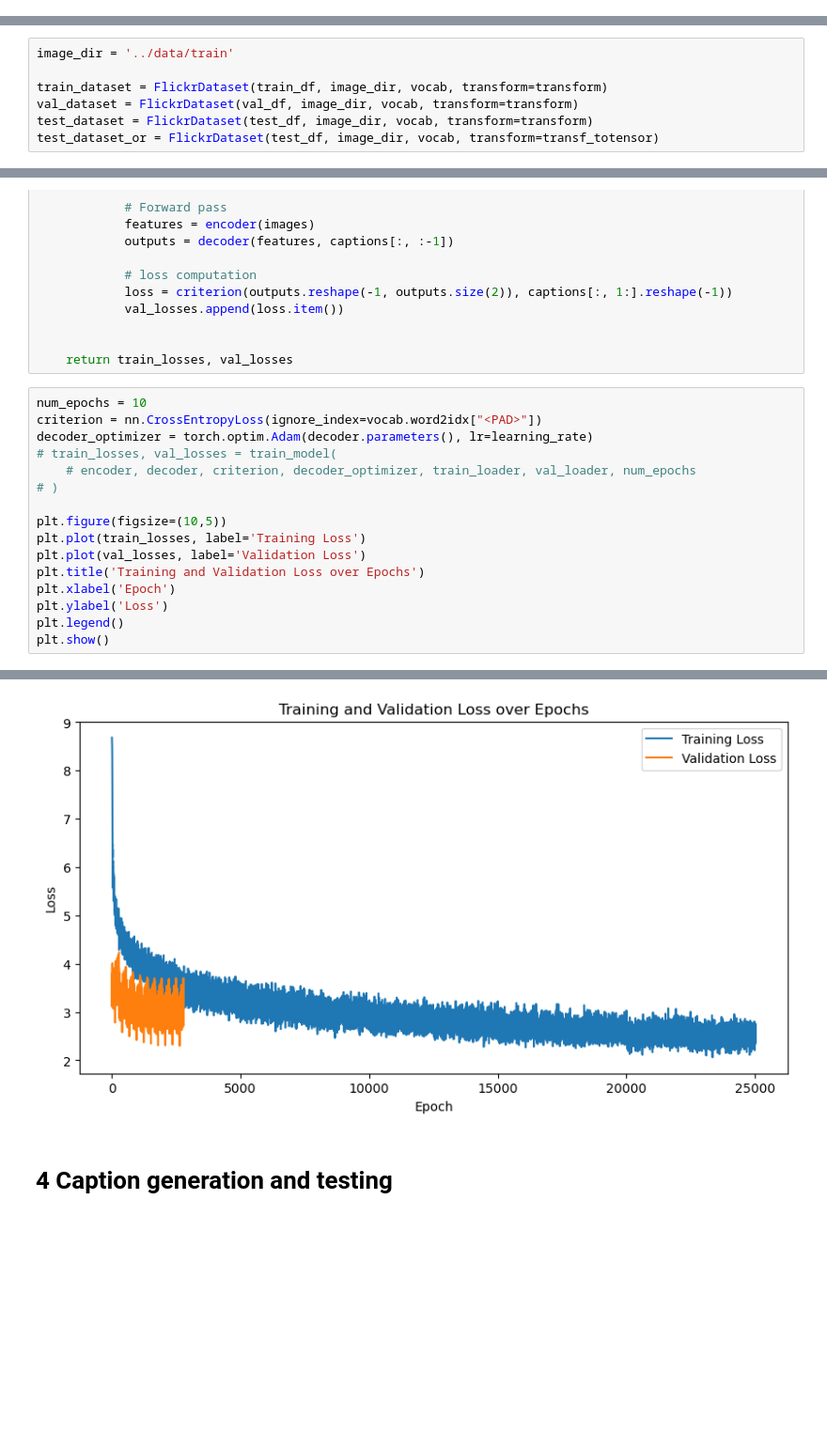
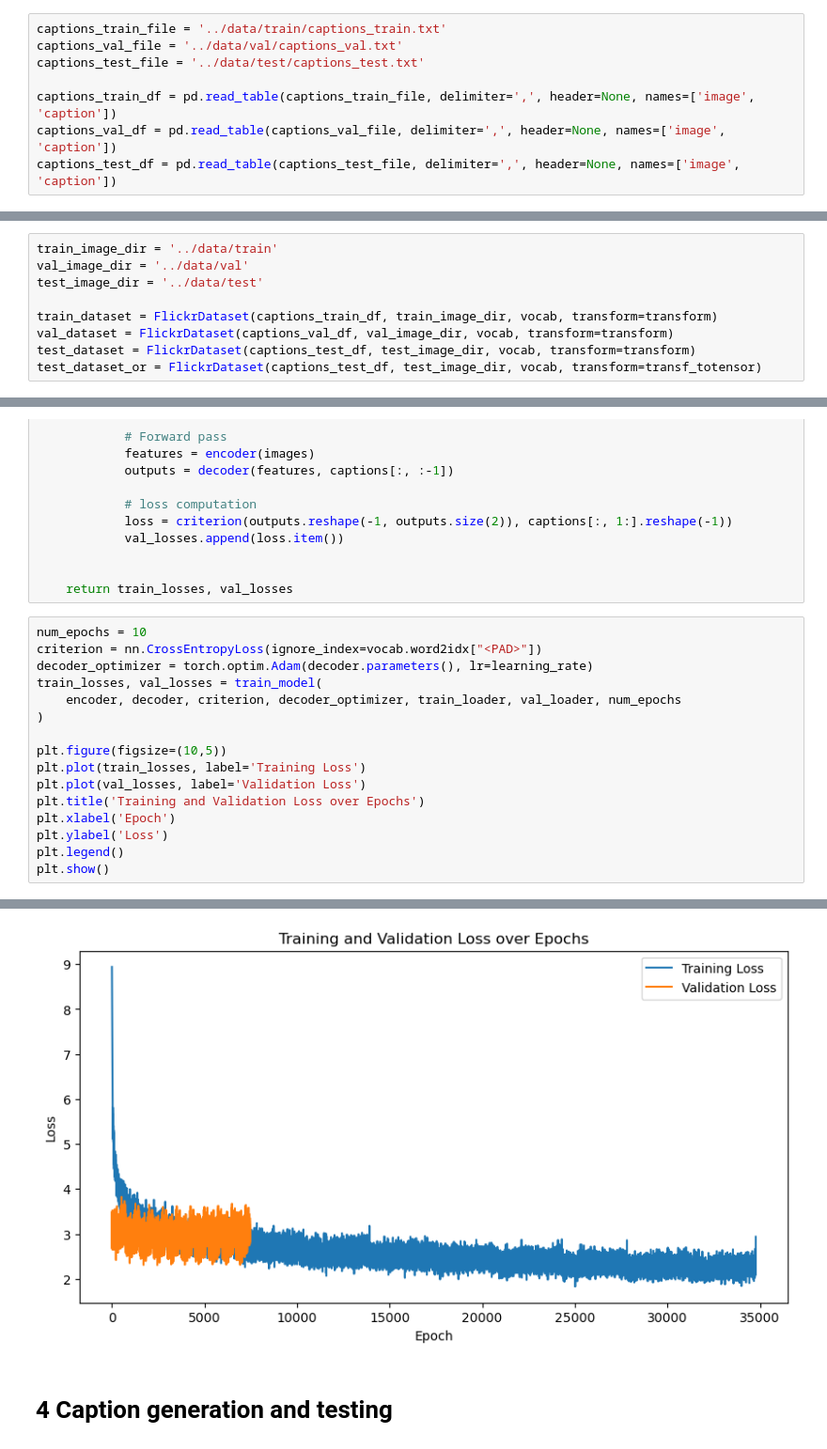
Before and after one commit to Tiazzo/image-captioning, a Jupyter notebook: models_capt/resnet_rnn.ipynb, the cells around one changed output, grey strips where cells are left out. Shown at 94% size. Cells and saved outputs as stored; diff of their text form; blank space fills up the shorter version.

Commit message:
feat: fic resnet rnn model

```diff
--- a/models_capt/resnet_rnn.ipynb
+++ b/models_capt/resnet_rnn.ipynb
@@ -40,2 +26,10 @@ captions_df.head()
+# %%
+captions_train_file = '../data/train/captions_train.txt'
+captions_val_file = '../data/val/captions_val.txt'
+captions_test_file = '../data/test/captions_test.txt'
+
+captions_train_df = pd.read_table(captions_train_file, delimiter=',', header=None, names=['image', 'caption'])
+captions_val_df = pd.read_table(captions_val_file, delimiter=',', header=None, names=['image', 'caption'])
+captions_test_df = pd.read_table(captions_test_file, delimiter=',', header=None, names=['image', 'caption'])
 # %% [markdown]
 ## 1.1 Dataframe
@@ -197,12 +174,14 @@ transf_totensor = transforms.Compose([transforms.ToTensor()])
 # %% [markdown]
 ## 1.5 Dataset creation
 # %%
-image_dir = '../data/train'
+train_image_dir = '../data/train'
+val_image_dir = '../data/val'
+test_image_dir = '../data/test'
 
-train_dataset = FlickrDataset(train_df, image_dir, vocab, transform=transform)
-val_dataset = FlickrDataset(val_df, image_dir, vocab, transform=transform)
-test_dataset = FlickrDataset(test_df, image_dir, vocab, transform=transform)
-test_dataset_or = FlickrDataset(test_df, image_dir, vocab, transform=transf_totensor)
+train_dataset = FlickrDataset(captions_train_df, train_image_dir, vocab, transform=transform)
+val_dataset = FlickrDataset(captions_val_df, val_image_dir, vocab, transform=transform)
+test_dataset = FlickrDataset(captions_test_df, test_image_dir, vocab, transform=transform)
+test_dataset_or = FlickrDataset(captions_test_df, test_image_dir, vocab, transform=transf_totensor)
 # %%
 def collate_fn(batch):
     images = []
@@ -371,9 +350,9 @@ def train_model(encoder, decoder, criterion, decoder_optimizer, dataloader, vald
 num_epochs = 10
 criterion = nn.CrossEntropyLoss(ignore_index=vocab.word2idx["<PAD>"])
 decoder_optimizer = torch.optim.Adam(decoder.parameters(), lr=learning_rate)
-# train_losses, val_losses = train_model(
-    # encoder, decoder, criterion, decoder_optimizer, train_loader, val_loader, num_epochs
-# )
+train_losses, val_losses = train_model(
+    encoder, decoder, criterion, decoder_optimizer, train_loader, val_loader, num_epochs
+)
 
 plt.figure(figsize=(10,5))
 plt.plot(train_losses, label='Training Loss')
@@ -404,4 +383,4 @@ Epoch [10/10], Step [2500/2503], Loss: 2.6890
-[figure, old version]
+[figure, new version]
 # %% [markdown]
 # 4 Caption generation and testing
 # %%
```
Also changed, not shown: parts of 9 cells of this notebook.
